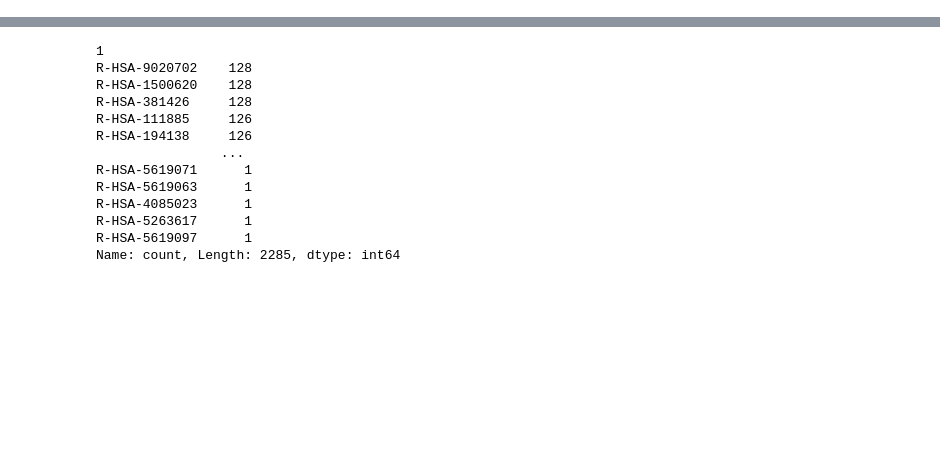
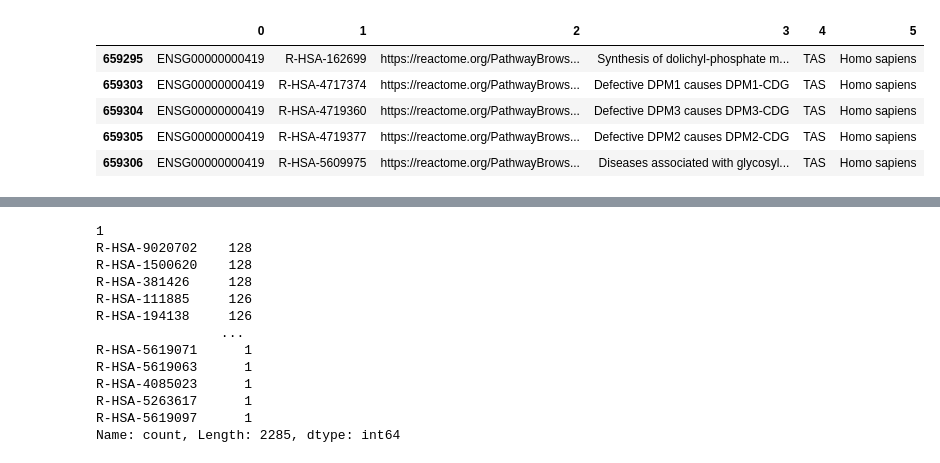
Before and after one commit to Polster-lab/Pytorch_Biologically_Informed_Neural_Network, a Jupyter notebook: Understanding_Network_Heirarchy.ipynb, the cells around one changed output, grey strips where cells are left out. Drawn from its saved outputs; the diff is of its cells as text; code cells hidden in the pictures; blank space fills up the shorter version.

```diff
--- a/Understanding_Network_Heirarchy.ipynb
+++ b/Understanding_Network_Heirarchy.ipynb
@@ -54,0 +182,9 @@ ensemble_pathway_relation
+# %%
+y.head()
+# %% [output]
+|  | 0 | 1 | 2 | 3 | 4 | 5 |
+| 659295 | ENSG00000000419 | R-HSA-162699 | https://reactome.org/PathwayBrows... | Synthesis of dolichyl-phosphate m... | TAS | Homo sapiens |
+| 659303 | ENSG00000000419 | R-HSA-4717374 | https://reactome.org/PathwayBrows... | Defective DPM1 causes DPM1-CDG | TAS | Homo sapiens |
+| 659304 | ENSG00000000419 | R-HSA-4719360 | https://reactome.org/PathwayBrows... | Defective DPM3 causes DPM3-CDG | TAS | Homo sapiens |
+| 659305 | ENSG00000000419 | R-HSA-4719377 | https://reactome.org/PathwayBrows... | Defective DPM2 causes DPM2-CDG | TAS | Homo sapiens |
+| 659306 | ENSG00000000419 | R-HSA-5609975 | https://reactome.org/PathwayBrows... | Diseases associated with glycosyl... | TAS | Homo sapiens |
```
Also changed, not shown: parts of 20 cells of this notebook, 19 other files.
